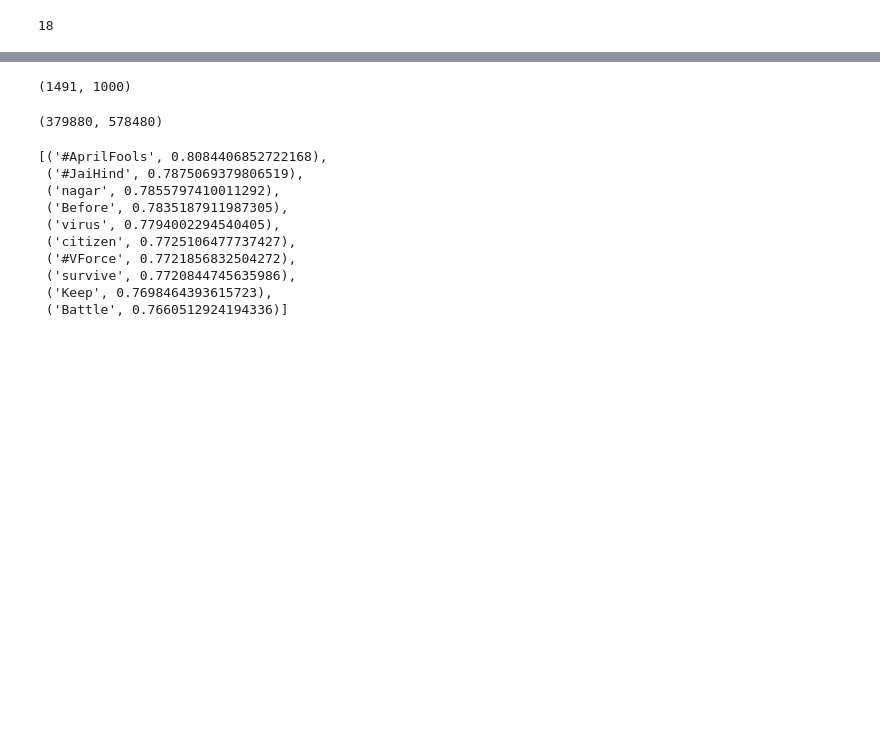
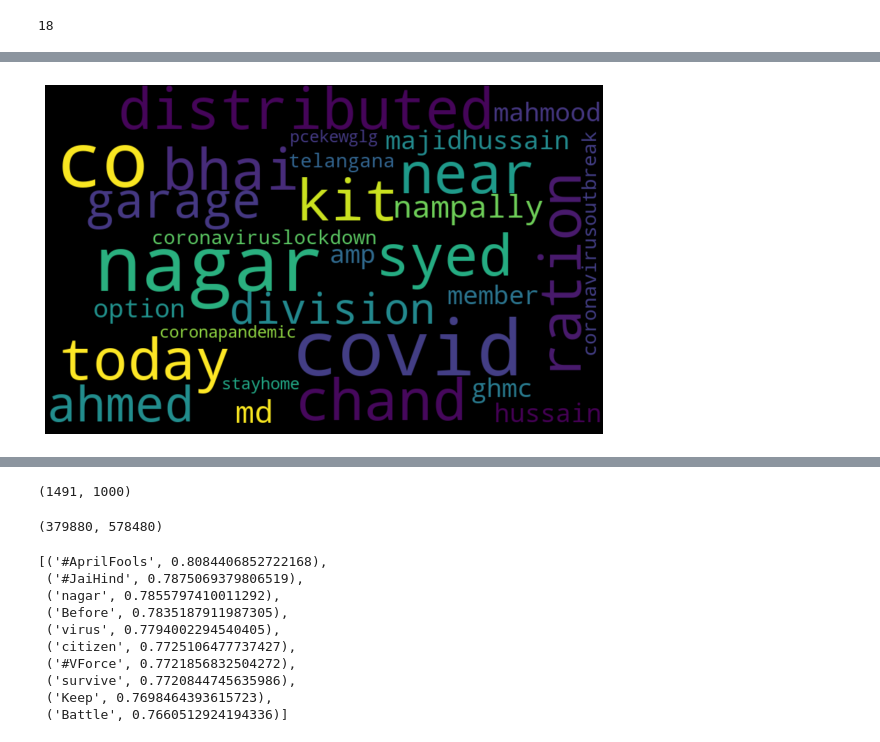
Before and after one commit to ShubhangiSoni1603/Sentimental_analysis_twitter_IN, a Jupyter notebook: Untitled3.ipynb, the cells around one changed output, grey strips where cells are left out. Drawn from its saved outputs; the diff is of its cells as text; code cells hidden in the pictures; blank space fills up the shorter version.

```diff
--- a/Untitled3.ipynb
+++ b/Untitled3.ipynb
@@ -247,3 +257,14 @@ X.shape
+# %%
+
+wordnet=WordNetLemmatizer()
+corpus = []
+for i in range(len(df_list)):
+    review = re.sub('[^a-zA-Z]', ' ', df_list[i])
+    review = review.lower()
+    review = review.split()
+    review = [wordnet.lemmatize(word) for word in review if not word in set(stopwords.words('english'))]
+    review = ' '.join(review)
+    corpus.append(review)
 # %%
 fdf['text']=fdf['text'].apply(lambda x: ' '.join([w for w in x.split() if len(w)>3]))
 # %%
@@ -275,0 +302,10 @@ plt.show()
+# %%
+from wordcloud import WordCloud
+wordcloud = WordCloud(width=800, height=500, random_state=21, max_font_size=110).generate(review)
+
+plt.figure(figsize=(10, 7))
+plt.imshow(wordcloud, interpolation="bilinear")
+plt.axis('off')
+plt.show()
+# %% [output]
+[figure, added]
```
Also changed, not shown: parts of 40 cells of this notebook.
